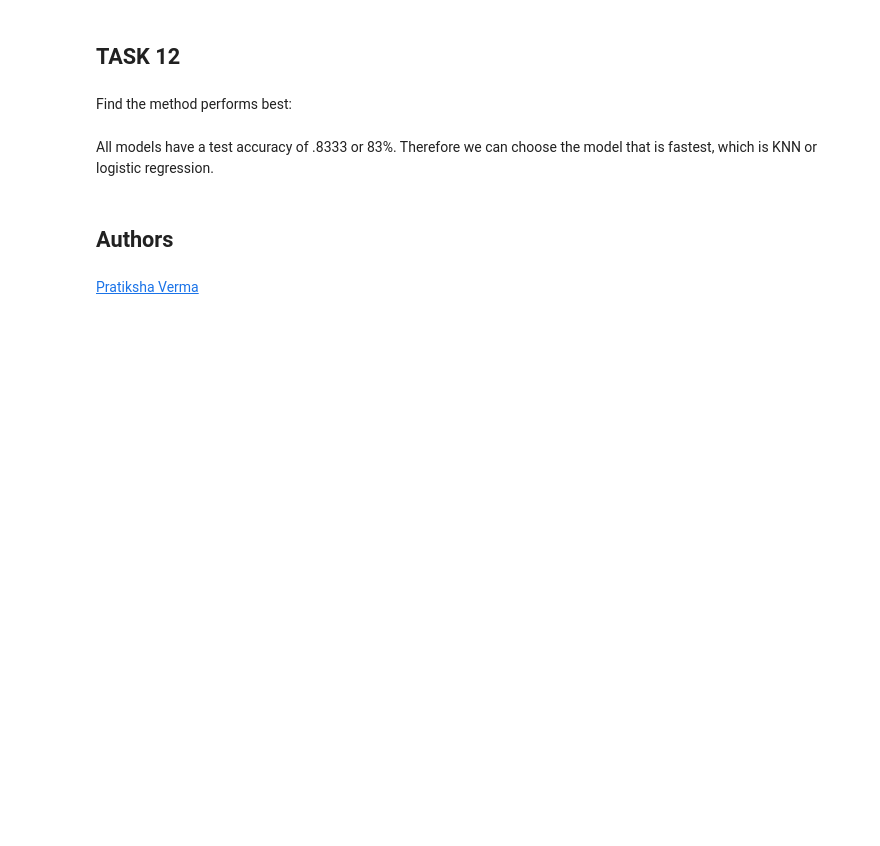
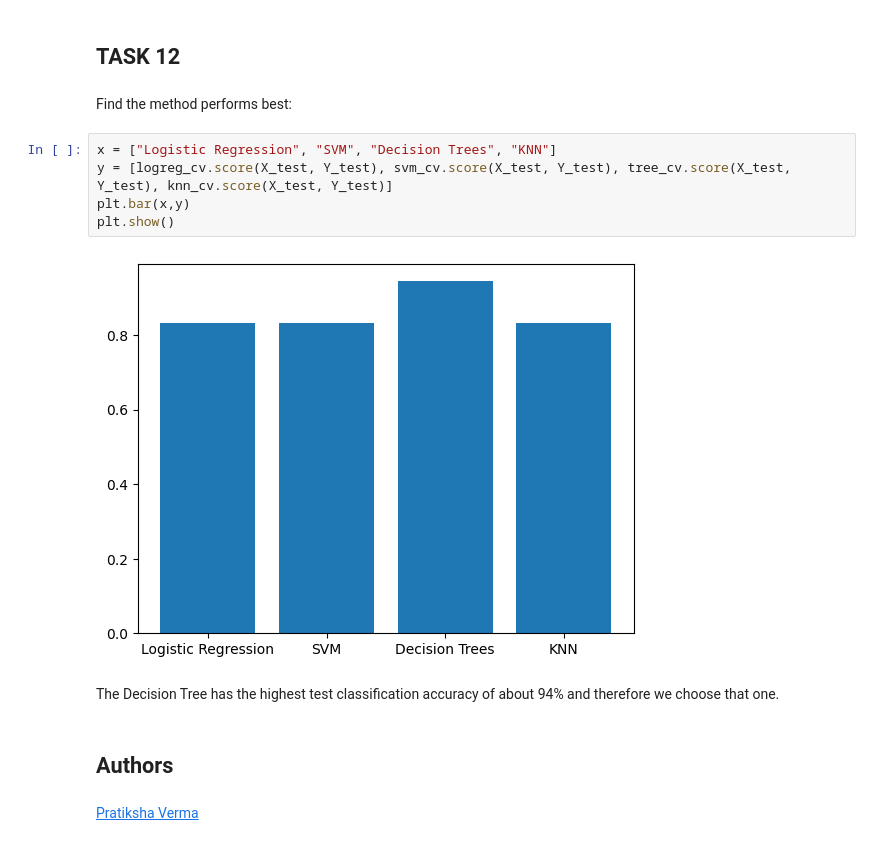
Before and after one commit to JacobHurley/IBMCapstone, a Jupyter notebook: Module 4 Predictive Analysis (Classification)/SpaceX_Machine Learning Prediction_Part_5.ipynb, the cells around one changed output. Cells and saved outputs as stored; diff of their text form; blank space fills up the shorter version.

```diff
--- a/Module 4 Predictive Analysis (Classification)/SpaceX_Machine Learning Prediction_Part_5.ipynb
+++ b/Module 4 Predictive Analysis (Classification)/SpaceX_Machine Learning Prediction_Part_5.ipynb
@@ -326,8 +326,15 @@ plot_confusion_matrix(Y_test,yhat)
 ## TASK  12
 # %% [markdown]
 Find the method performs best:
-# %% [markdown]
-All models have a test accuracy of .8333 or 83%. Therefore we can choose the model that is fastest, which is KNN or logistic regression.
+# %%
+x = ["Logistic Regression", "SVM", "Decision Trees", "KNN"]
+y = [logreg_cv.score(X_test, Y_test), svm_cv.score(X_test, Y_test), tree_cv.score(X_test, Y_test), knn_cv.score(X_test, Y_test)]
+plt.bar(x,y)
+plt.show()
+# %% [output]
+[figure, added]
+# %% [markdown]
+The Decision Tree has the highest test classification accuracy of about 94% and therefore we choose that one.
 # %% [markdown]
 ## Authors
 # %% [markdown]
```
Also changed, not shown: parts of 4 cells of this notebook.
